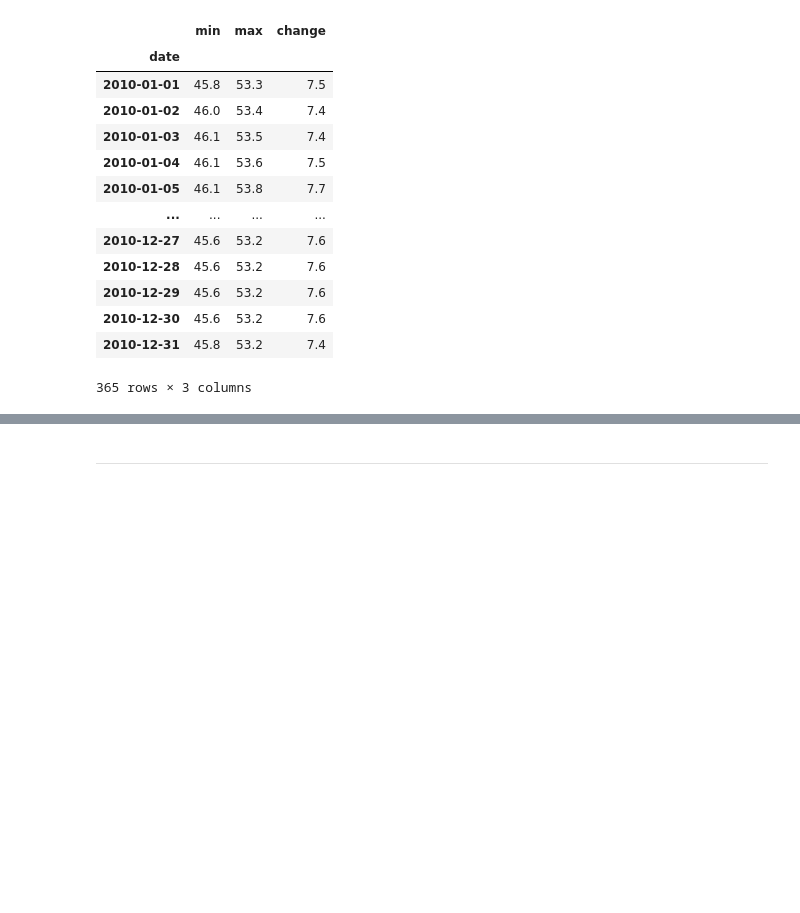
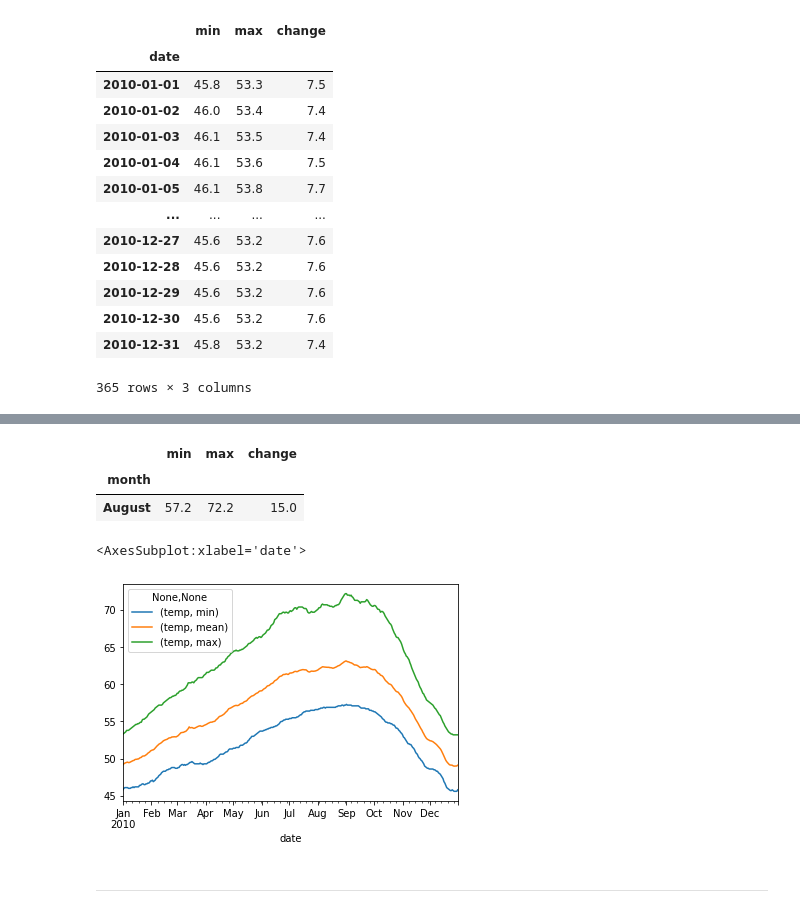
Before and after one commit to morgancross2/time-series-exercises, a Jupyter notebook: datetime_exercises.ipynb, the cells around one changed output, grey strips where cells are left out. Saved outputs shown, nothing was run; the diff lists cells and outputs as text; code cells hidden in the pictures; blank space fills up the shorter version.

```diff
--- a/datetime_exercises.ipynb
+++ b/datetime_exercises.ipynb
@@ -54,0 +52,2 @@ dtype: datetime64[ns]
+# %%
+df['month'] = df.index.month_name()
@@ -122,0 +111,6 @@ Timestamp('2010-09-30 00:00:00', freq='M')
+# %%
+days.groupby('month').max().sort_values('change').tail(1)
+# %% [output]
+|  | min | max | change |
+| month |  |  |  |
+| August | 57.2 | 72.2 | 15.0 |
@@ -123,3 +119,8 @@ Timestamp('2010-09-30 00:00:00', freq='M')
+# %%
+df.drop(columns='month').resample('D').agg(['min', 'mean', 'max']).plot()
+# %% [output]
+<AxesSubplot:xlabel='date'>
+[figure, added]
 # %% [markdown]
 ----
 # %% [markdown]
```
Also changed, not shown: parts of 19 cells of this notebook.
